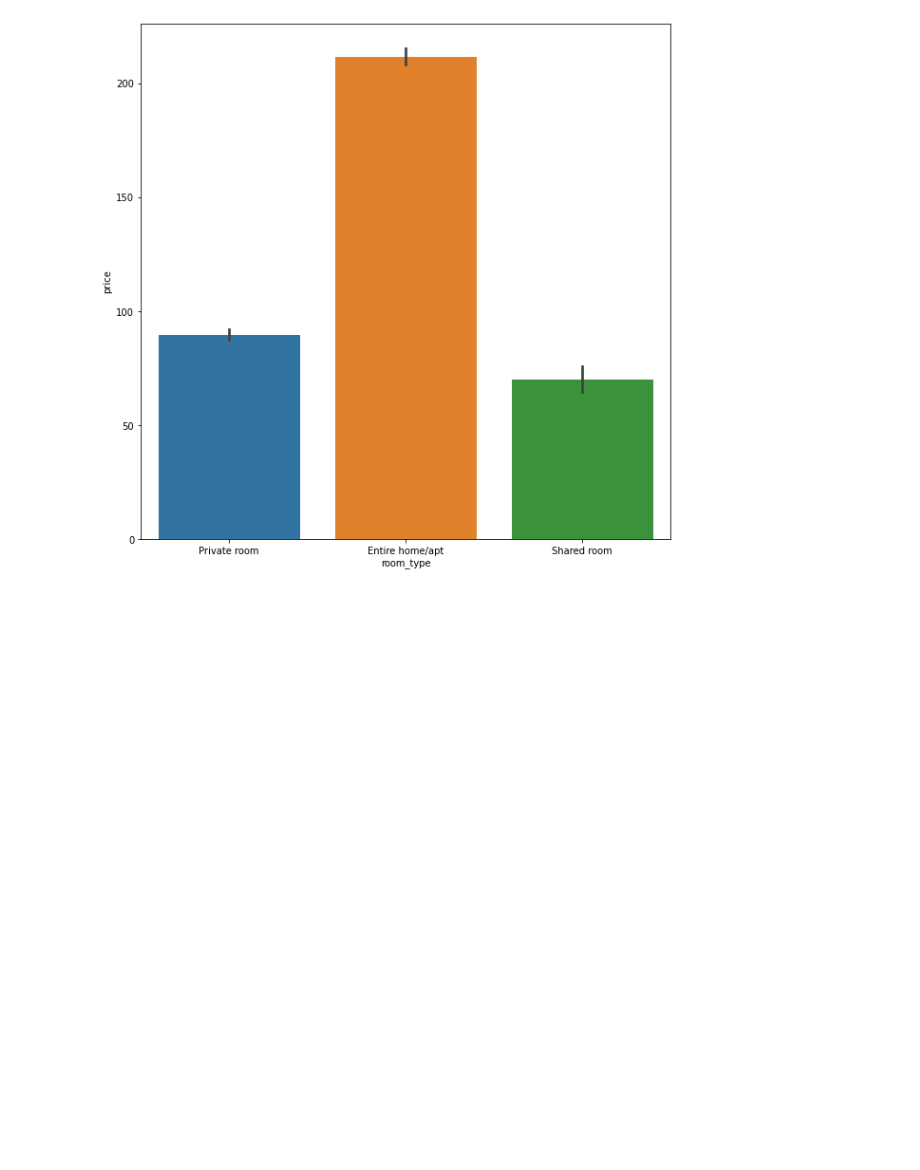
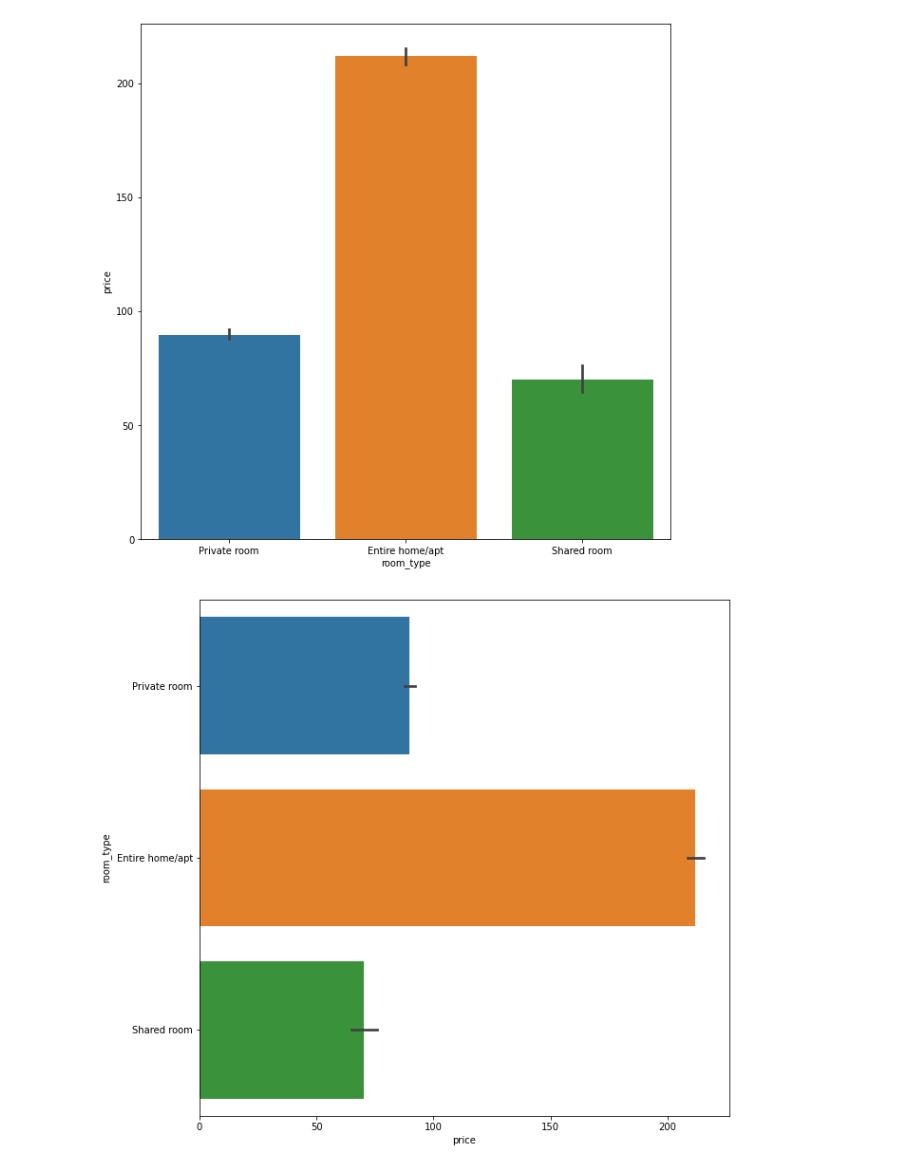
Before and after one commit to sovikapoudel/Data-Visualiation-Spring-2022, a Jupyter notebook: Quiz_24.ipynb, the cells around one changed output. Saved outputs shown, nothing was run; the diff lists cells and outputs as text; code cells hidden in the pictures; blank space fills up the shorter version.

```diff
--- a/Quiz_24.ipynb
+++ b/Quiz_24.ipynb
@@ -73,2 +73,10 @@ df = sns.barplot(data=df, x='room_type',y='price') #for this to work, one of the
 # %% [output]
 [figure]
+# %%
+df1= pd.read_csv('https://raw.githubusercontent.com/nurfnick/Data_Viz/main/AB_NYC_2019.csv')
+import matplotlib.pyplot as plt
+import seaborn as sns #using the pyplot with seaborn gave me the flexibility add different category in both
+plt.figure(figsize=(10,10))
+df2 = sns.barplot(data=df1, x='price',y='room_type') #this is just interchanging the axises and for some reason I need to define the detaset everytime or run all from the begining.
+# %% [output]
+[figure, added]
```
Also changed, not shown: parts of 2 cells of this notebook.
